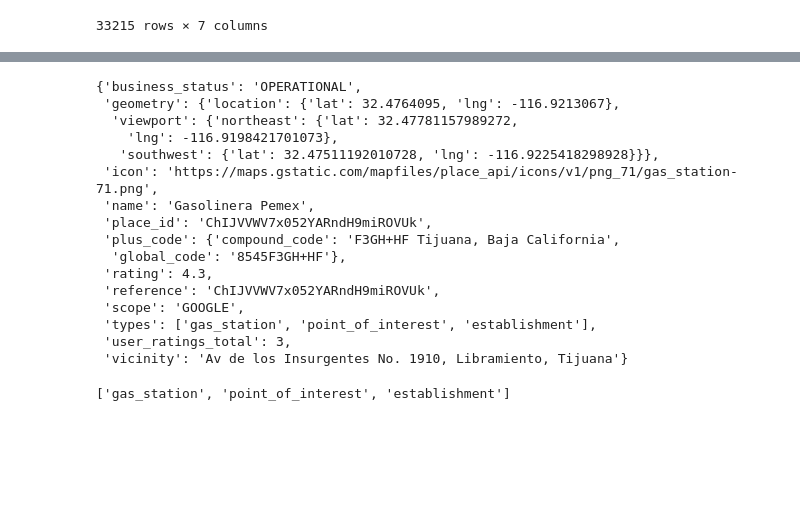
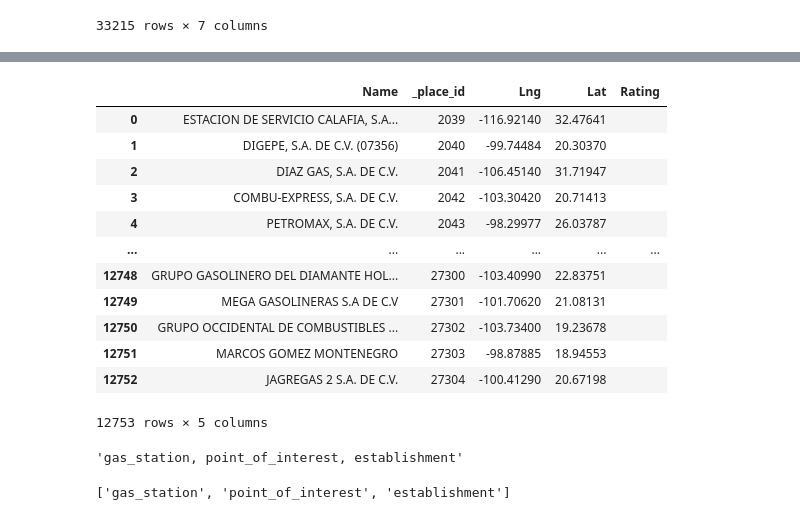
Before and after one commit to ayalaeduardo95/Project-1, a Jupyter notebook: Project-1/Gasolineras Mexico v1.ipynb, the cells around one changed output, grey strips where cells are left out. Saved outputs shown, nothing was run; the diff lists cells and outputs as text; code cells hidden in the pictures; blank space fills up the shorter version.

```diff
--- a/Project-1/Gasolineras Mexico v1.ipynb
+++ b/Project-1/Gasolineras Mexico v1.ipynb
@@ -4,6 +4,14 @@ import pandas as pd
 import numpy as np
 from numpy import NaN
 import matplotlib.pyplot as plt
+# %%
+def listToString(s):
+
+    # initialize an empty string
+    str1 = " "
+
+    # return string
+    return (str1.join(s))
 # %%
 # Extracting Data from CSV to Jupyter-Notebook
 prices_file = "Resources/prices.csv"
@@ -134,22 +184,23 @@ A = json.dumps(response, indent=4, sort_keys=True)
+# %%
+Gas_Stations
+# %% [output]
+|  | Name | _place_id | Lng | Lat | Rating |
+| 0 | ESTACION DE SERVICIO CALAFIA, S.A... | 2039 | -116.92140 | 32.47641 |  |
+| 1 | DIGEPE, S.A. DE C.V. (07356) | 2040 | -99.74484 | 20.30370 |  |
+| 2 | DIAZ GAS, S.A. DE C.V. | 2041 | -106.45140 | 31.71947 |  |
+| 3 | COMBU-EXPRESS, S.A. DE C.V. | 2042 | -103.30420 | 20.71413 |  |
+| 4 | PETROMAX, S.A. DE C.V. | 2043 | -98.29977 | 26.03787 |  |
+| ... | ... | ... | ... | ... | ... |
+| 12748 | GRUPO GASOLINERO DEL DIAMANTE HOL... | 27300 | -103.40990 | 22.83751 |  |
+| 12749 | MEGA GASOLINERAS S.A DE C.V | 27301 | -101.70620 | 21.08131 |  |
+| 12750 | GRUPO OCCIDENTAL DE COMBUSTIBLES ... | 27302 | -103.73400 | 19.23678 |  |
+| 12751 | MARCOS GOMEZ MONTENEGRO | 27303 | -98.87885 | 18.94553 |  |
+| 12752 | JAGREGAS 2 S.A. DE C.V. | 27304 | -100.41290 | 20.67198 |  |
+12753 rows × 5 columns
 # %%
-response["results"][0] #validación if
+test = response["results"][0]["types"] #validación if
 # %% [output]
-{'business_status': 'OPERATIONAL',
- 'geometry': {'location': {'lat': 32.4764095, 'lng': -116.9213067},
-  'viewport': {'northeast': {'lat': 32.47781157989272,
-    'lng': -116.9198421701073},
-   'southwest': {'lat': 32.47511192010728, 'lng': -116.9225418298928}}},
- 'icon': 'https://maps.gstatic.com/mapfiles/place_api/icons/v1/png_71/gas_station-71.png',
- 'name': 'Gasolinera Pemex',
- 'place_id': 'ChIJVVWV7x052YARndH9miROVUk',
- 'plus_code': {'compound_code': 'F3GH+HF Tijuana, Baja California',
-  'global_code': '8545F3GH+HF'},
- 'rating': 4.3,
- 'reference': 'ChIJVVWV7x052YARndH9miROVUk',
- 'scope': 'GOOGLE',
- 'types': ['gas_station', 'point_of_interest', 'establishment'],
- 'user_ratings_total': 3,
- 'vicinity': 'Av de los Insurgentes No. 1910, Libramiento, Tijuana'}
+'gas_station, point_of_interest, establishment'
 # %%
 # Paths to get the info in json responses
 
```
Also changed, not shown: parts of 7 cells of this notebook, 7 other files.
